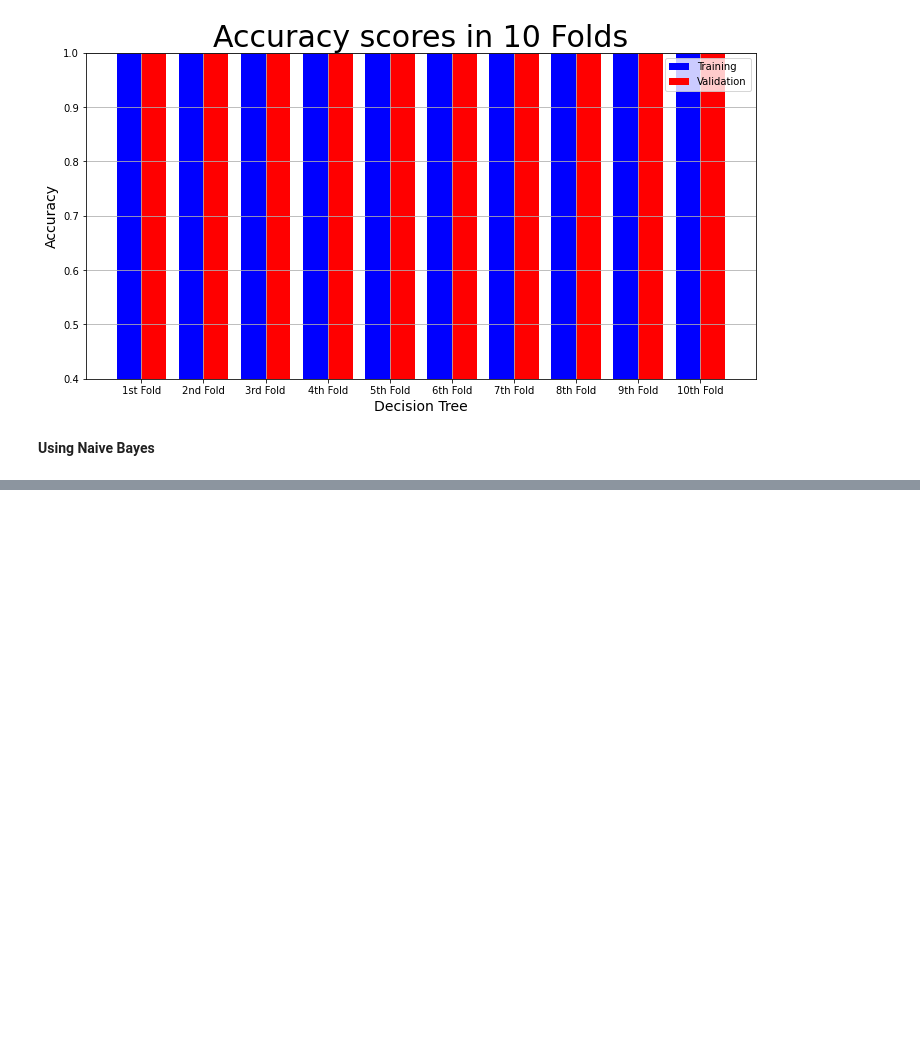
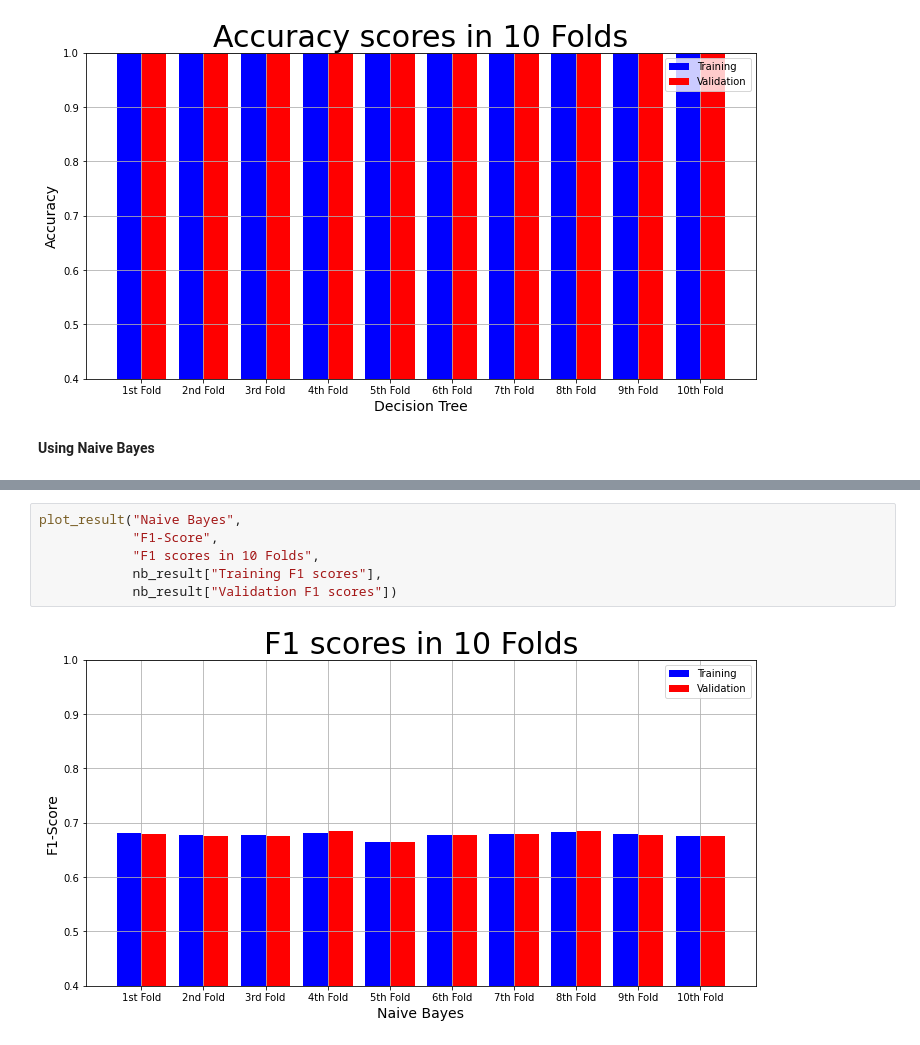
Before and after one commit to thequanic/Credit_card_fraud_detection, a Jupyter notebook: model.ipynb, the cells around one changed output, grey strips where cells are left out. Cells and saved outputs as stored; diff of their text form; blank space fills up the shorter version.

```diff
--- a/model.ipynb
+++ b/model.ipynb
@@ -277,0 +329,8 @@ plot_result("Decision Tree",
+# %%
+plot_result("Naive Bayes",
+            "F1-Score",
+            "F1 scores in 10 Folds",
+            nb_result["Training F1 scores"],
+            nb_result["Validation F1 scores"])
+# %% [output]
+[figure, added]
```
Also changed, not shown: parts of 4 cells of this notebook.
